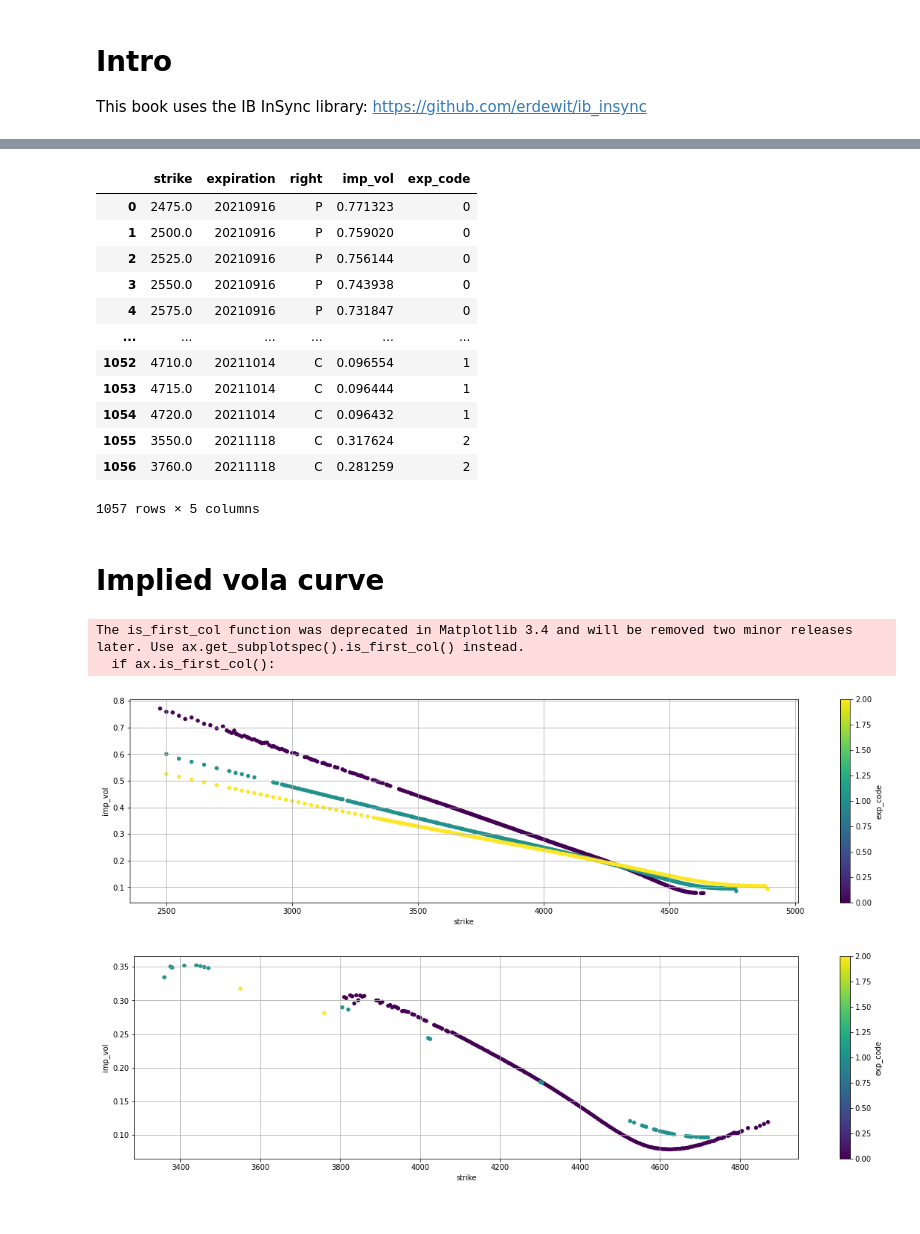
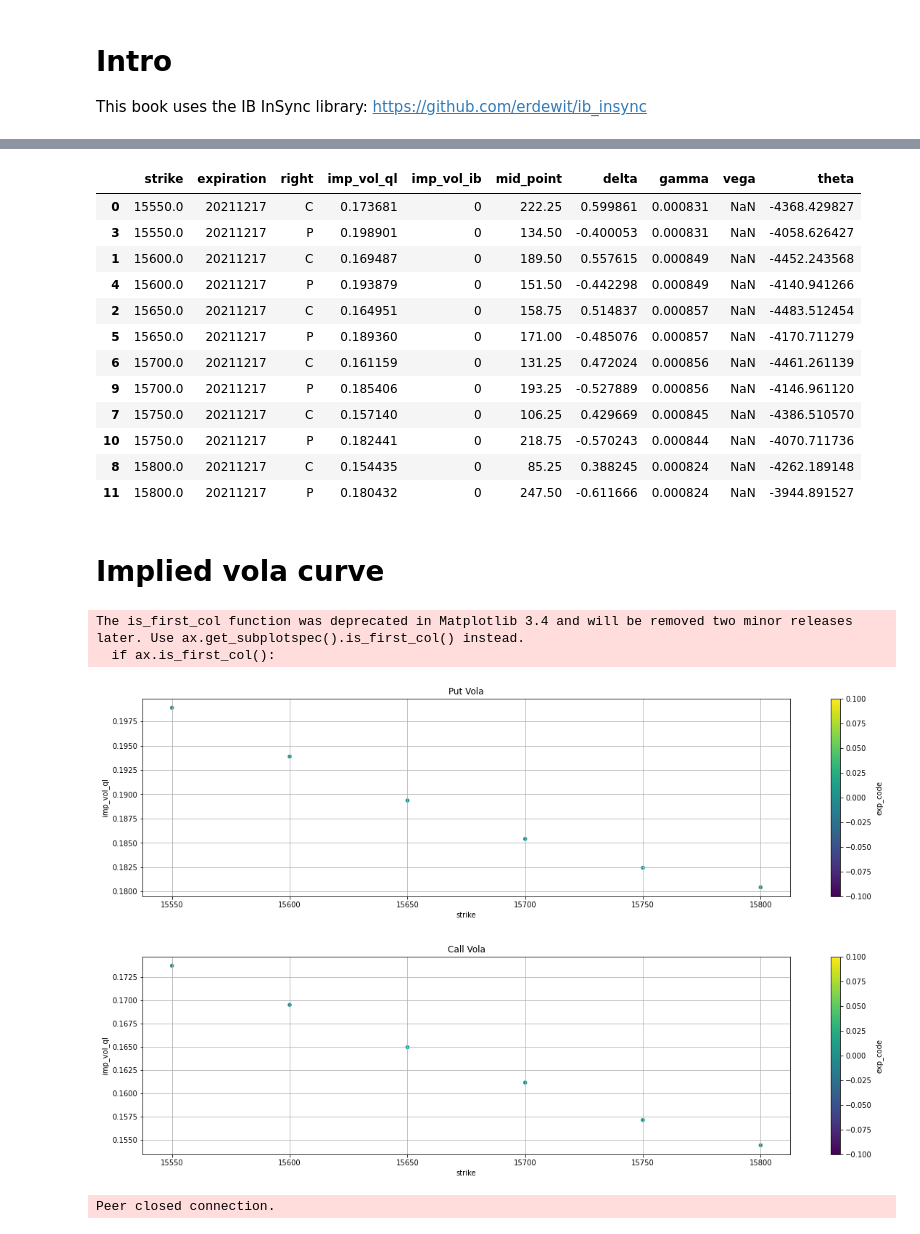
Before and after one commit to activequant/optionstrading101, a Jupyter notebook: book1.ipynb, the cells around one changed output, grey strips where cells are left out. Cells and saved outputs as stored; diff of their text form; code cells hidden in the pictures.

```diff
--- a/book1.ipynb
+++ b/book1.ipynb
@@ -43,3 +60,0 @@ df_chains
-# %%
-chain = next(c for c in chains if c.tradingClass == 'SPX' and c.exchange == 'CBOE')
-chain
@@ -81,2 +129,0 @@ There are 2012 valid contracts
-# %%
-tickers = ib.reqTickers(*contracts)
@@ -100,0 +182,24 @@ Error 10090, reqId 4612: Part of requested market data is not subscribed. Subscr
+# %%
+
+tickers = []
+contracts = []
+contracts += lower_contracts
+contracts += upper_contracts
+
+for c in contracts:
+    print(ib.pendingTickersEvent)
+    t = ib.reqMktData(c, snapshot = True)
+    tickers.append(t)
+    print('0.1 seconds sleep ...')
+    #time.sleep(0.1)
+
+
+print(ib.pendingTickersEvent)
+#for tickers in ib.pendingTickersEvent:
+#    for ticker in tickers:
+#        print(ticker)
+time.sleep(10)
+print(ib.pendingTickersEvent)
+print(len(tickers))
+for t in tickers:
+    print(t)
@@ -128,34 +290,36 @@ Ticker(contract=Option(conId=476670096, symbol='SPX', lastTradeDateOrContractMon
 # %%
+imp_vol_df = imp_vol_df.sort_values(['strike', 'right'])
 imp_vol_df
 # %% [output]
-|  | strike | expiration | right | imp_vol | exp_code |
-| 0 | 2475.0 | 20210916 | P | 0.771323 | 0 |
-| 1 | 2500.0 | 20210916 | P | 0.759020 | 0 |
-| 2 | 2525.0 | 20210916 | P | 0.756144 | 0 |
-| 3 | 2550.0 | 20210916 | P | 0.743938 | 0 |
-| 4 | 2575.0 | 20210916 | P | 0.731847 | 0 |
-| ... | ... | ... | ... | ... | ... |
-| 1052 | 4710.0 | 20211014 | C | 0.096554 | 1 |
-| 1053 | 4715.0 | 20211014 | C | 0.096444 | 1 |
-| 1054 | 4720.0 | 20211014 | C | 0.096432 | 1 |
-| 1055 | 3550.0 | 20211118 | C | 0.317624 | 2 |
-| 1056 | 3760.0 | 20211118 | C | 0.281259 | 2 |
+|  | strike | expiration | right | imp_vol_ql | imp_vol_ib | mid_point | delta | gamma | vega | theta |
+| 0 | 15550.0 | 20211217 | C | 0.173681 | 0 | 222.25 | 0.599861 | 0.000831 | NaN | -4368.429827 |
+| 3 | 15550.0 | 20211217 | P | 0.198901 | 0 | 134.50 | -0.400053 | 0.000831 | NaN | -4058.626427 |
+| 1 | 15600.0 | 20211217 | C | 0.169487 | 0 | 189.50 | 0.557615 | 0.000849 | NaN | -4452.243568 |
+| 4 | 15600.0 | 20211217 | P | 0.193879 | 0 | 151.50 | -0.442298 | 0.000849 | NaN | -4140.941266 |
+| 2 | 15650.0 | 20211217 | C | 0.164951 | 0 | 158.75 | 0.514837 | 0.000857 | NaN | -4483.512454 |
+| 5 | 15650.0 | 20211217 | P | 0.189360 | 0 | 171.00 | -0.485076 | 0.000857 | NaN | -4170.711279 |
+| 6 | 15700.0 | 20211217 | C | 0.161159 | 0 | 131.25 | 0.472024 | 0.000856 | NaN | -4461.261139 |
+| 9 | 15700.0 | 20211217 | P | 0.185406 | 0 | 193.25 | -0.527889 | 0.000856 | NaN | -4146.961120 |
+| 7 | 15750.0 | 20211217 | C | 0.157140 | 0 | 106.25 | 0.429669 | 0.000845 | NaN | -4386.510570 |
+| 10 | 15750.0 | 20211217 | P | 0.182441 | 0 | 218.75 | -0.570243 | 0.000844 | NaN | -4070.711736 |
+| 8 | 15800.0 | 20211217 | C | 0.154435 | 0 | 85.25 | 0.388245 | 0.000824 | NaN | -4262.189148 |
+| 11 | 15800.0 | 20211217 | P | 0.180432 | 0 | 247.50 | -0.611666 | 0.000824 | NaN | -3944.891527 |
-1057 rows × 5 columns
 # %% [markdown]
 # Implied vola curve
 # %%
 import matplotlib.pyplot as plt
 
 imp_vol_df.expiration = pd.Categorical(imp_vol_df.expiration)
 imp_vol_df['exp_code'] = imp_vol_df.expiration.cat.codes
 
 fig, ax = plt.subplots()
-imp_vol_df[imp_vol_df.right == 'P'].plot.scatter(x='strike', y='imp_vol', c='exp_code', cmap="viridis", figsize=(20,5), ax=ax).grid()
+imp_vol_df[imp_vol_df.right == 'P'].plot.scatter(x='strike', y='imp_vol_ql', c='exp_code', cmap="viridis", figsize=(20,5), ax=ax, title='Put Vola').grid()
 
 fig, ax = plt.subplots()
-imp_vol_df[imp_vol_df.right == 'C'].plot.scatter(x='strike', y='imp_vol', c='exp_code', cmap="viridis", figsize=(20,5), ax=ax).grid()
+imp_vol_df[imp_vol_df.right == 'C'].plot.scatter(x='strike', y='imp_vol_ql', c='exp_code', cmap="viridis", figsize=(20,5), ax=ax, title='Call Vola').grid()
 # %% [output]
 The is_first_col function was deprecated in Matplotlib 3.4 and will be removed two minor releases later. Use ax.get_subplotspec().is_first_col() instead.
   if ax.is_first_col():
-[figure, old version]
+[figure, new version]
-[figure, old version]
+[figure, new version]
+Peer closed connection.
```
Also changed, not shown: parts of 17 cells of this notebook, 1 other file.
